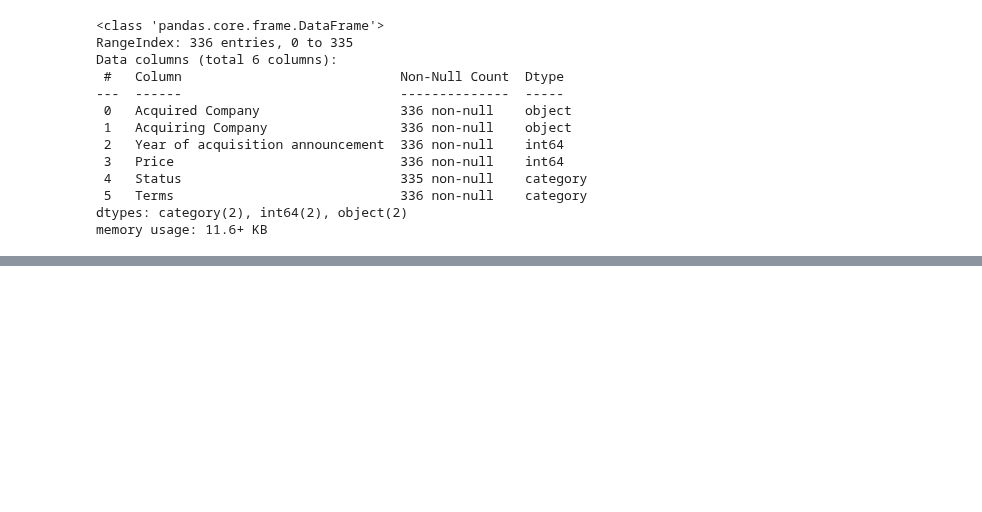
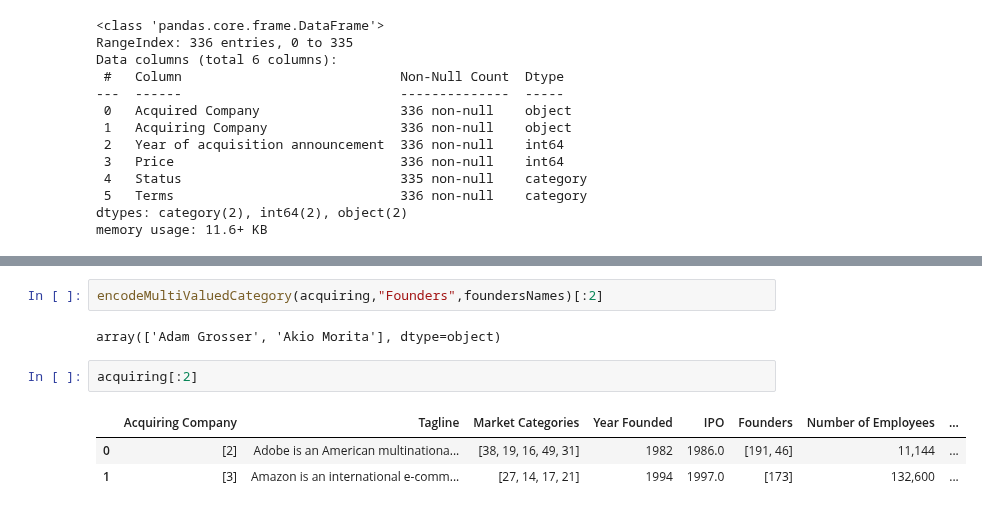
Before and after one commit to Omar-Elhakim/TechCompaniesPricePrediction, a Jupyter notebook: main.ipynb, the cells around one changed output, grey strips where cells are left out. Cells and saved outputs as stored; diff of their text form; blank space fills up the shorter version.

```diff
--- a/main.ipynb
+++ b/main.ipynb
@@ -488,0 +604,10 @@ memory usage: 11.6+ KB
+# %%
+encodeMultiValuedCategory(acquiring,"Founders",foundersNames)[:2]
+# %% [output]
+array(['Adam Grosser', 'Akio Morita'], dtype=object)
+# %%
+acquiring[:2]
+# %% [output]
+|  | Acquiring Company | Tagline | Market Categories | Year Founded | IPO | Founders | Number of Employees | ... |
+| 0 | [2] | Adobe is an American multinationa... | [38, 19, 16, 49, 31] | 1982 | 1986.0 | [191, 46] | 11,144 | ... |
+| 1 | [3] | Amazon is an international e-comm... | [27, 14, 17, 21] | 1994 | 1997.0 | [173] | 132,600 | ... |
```
Also changed, not shown: parts of 23 cells of this notebook.
